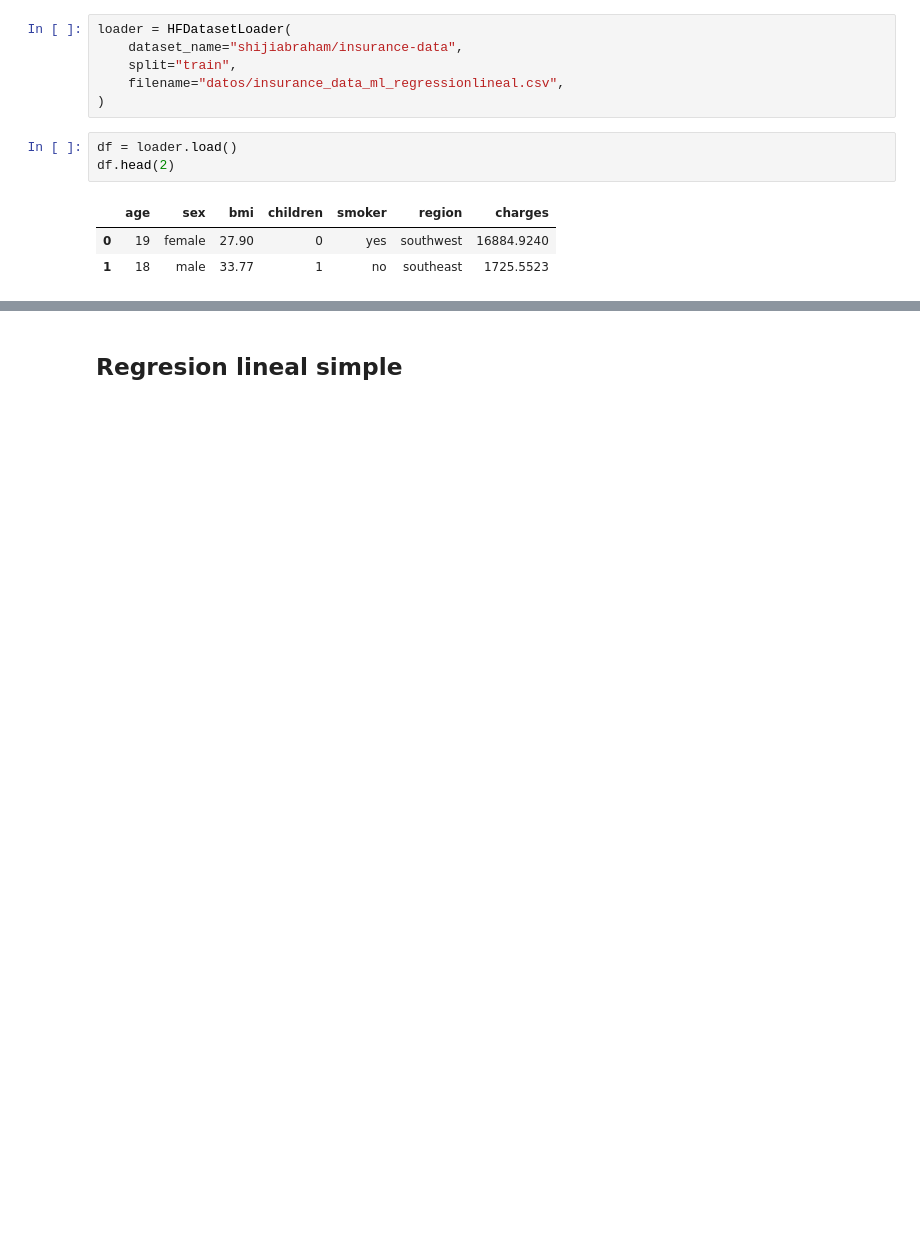
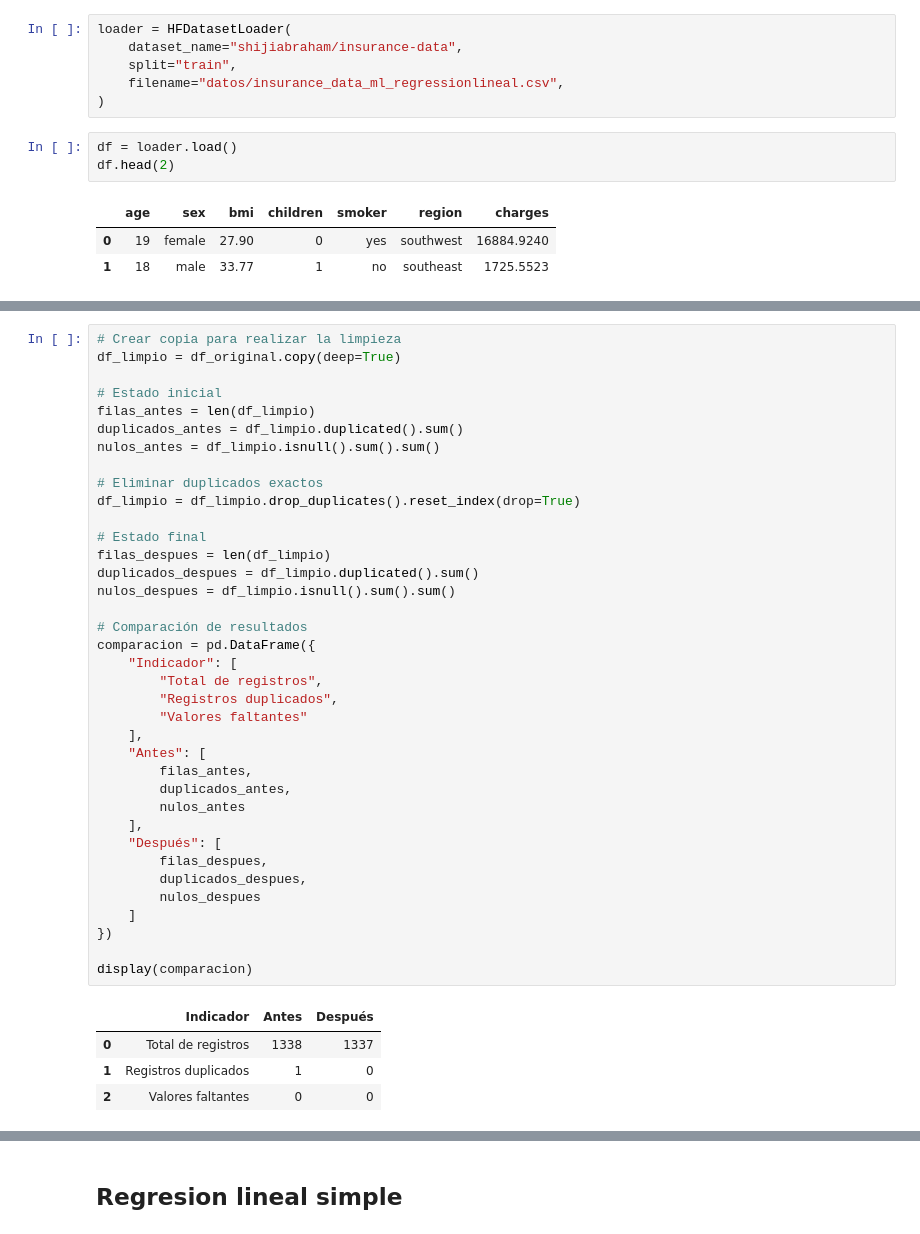
Before and after one commit to SernaSol/Machine_Learning, a Jupyter notebook: src/carga_datos/EA2_Modelo_Predicción_Clasificación.ipynb, the cells around one changed output, grey strips where cells are left out. Drawn from its saved outputs; the diff is of its cells as text; blank space fills up the shorter version.

```diff
--- a/src/carga_datos/EA2_Modelo_Predicción_Clasificación.ipynb
+++ b/src/carga_datos/EA2_Modelo_Predicción_Clasificación.ipynb
@@ -31,0 +77,42 @@ df.head(2)
+# %%
+# Crear copia para realizar la limpieza
+df_limpio = df_original.copy(deep=True)
+
+# Estado inicial
+filas_antes = len(df_limpio)
+duplicados_antes = df_limpio.duplicated().sum()
+nulos_antes = df_limpio.isnull().sum().sum()
+
+# Eliminar duplicados exactos
+df_limpio = df_limpio.drop_duplicates().reset_index(drop=True)
+
+# Estado final
+filas_despues = len(df_limpio)
+duplicados_despues = df_limpio.duplicated().sum()
+nulos_despues = df_limpio.isnull().sum().sum()
+
+# Comparación de resultados
+comparacion = pd.DataFrame({
+    "Indicador": [
+        "Total de registros",
+        "Registros duplicados",
+        "Valores faltantes"
+    ],
+    "Antes": [
+        filas_antes,
+        duplicados_antes,
+        nulos_antes
+    ],
+    "Después": [
+        filas_despues,
+        duplicados_despues,
+        nulos_despues
+    ]
+})
+
+display(comparacion)
+# %% [output]
+|  | Indicador | Antes | Después |
+| 0 | Total de registros | 1338 | 1337 |
+| 1 | Registros duplicados | 1 | 0 |
+| 2 | Valores faltantes | 0 | 0 |
```
Also changed, not shown: parts of 18 cells of this notebook, 12 other files.
